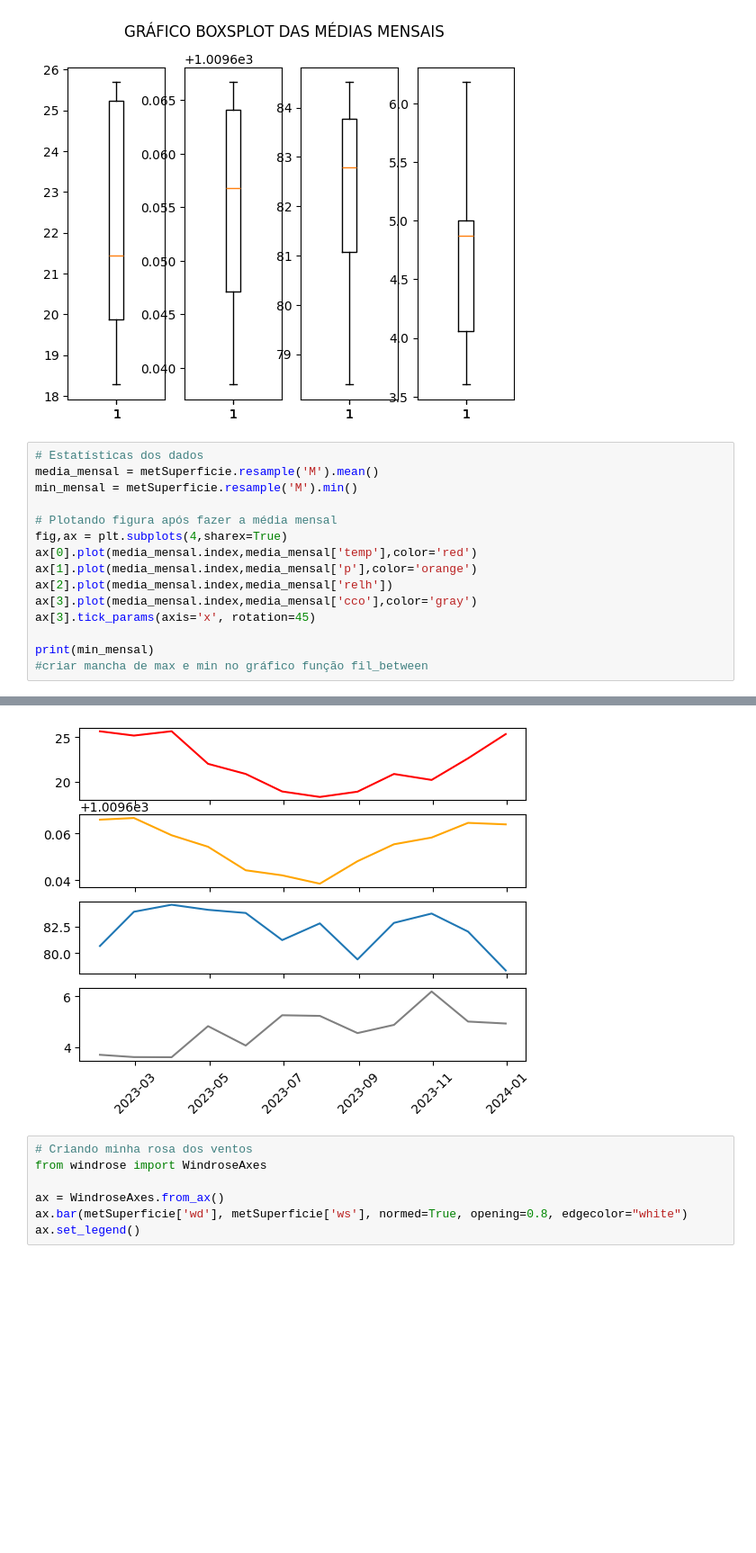
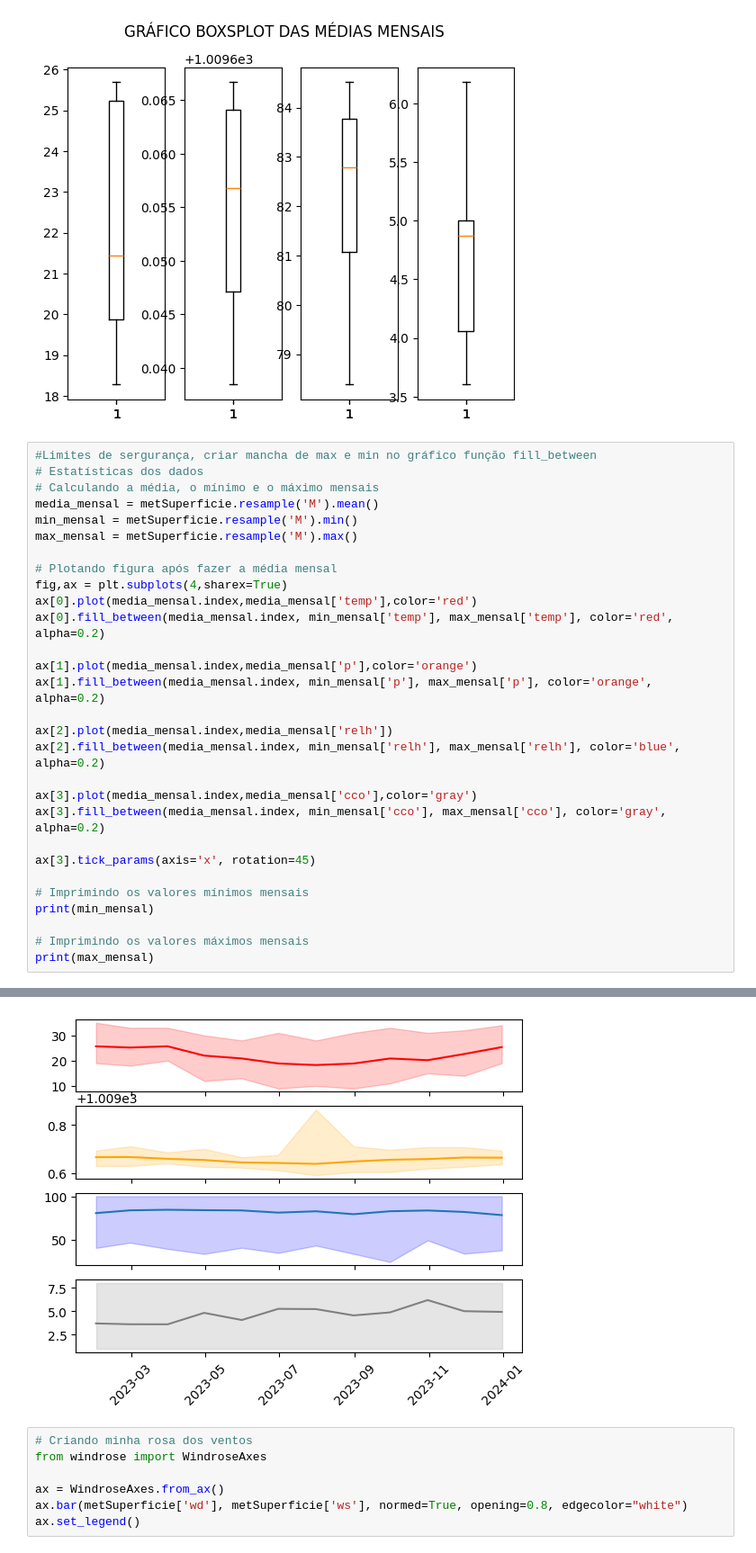
Before and after one commit to Bianca-bonetti/controledepoluicaoatm, a Jupyter notebook: Atividade2.ipynb, the cells around one changed output, grey strips where cells are left out. Shown at 90% size. Drawn from its saved outputs; the diff is of its cells as text; blank space fills up the shorter version.

```diff
--- a/Atividade2.ipynb
+++ b/Atividade2.ipynb
@@ -165,20 +165,34 @@ ax[3].boxplot(metSuperficie.resample('M').mean()['cco'][~np.isnan(metSuperficie[
  'means': []}
 [figure]
 # %%
+#Limites de sergurança, criar mancha de max e min no gráfico função fill_between
 # Estatísticas dos dados
+# Calculando a média, o mínimo e o máximo mensais
 media_mensal = metSuperficie.resample('M').mean()
 min_mensal = metSuperficie.resample('M').min()
+max_mensal = metSuperficie.resample('M').max()
 
 # Plotando figura após fazer a média mensal
 fig,ax = plt.subplots(4,sharex=True)
 ax[0].plot(media_mensal.index,media_mensal['temp'],color='red')
+ax[0].fill_between(media_mensal.index, min_mensal['temp'], max_mensal['temp'], color='red', alpha=0.2)
+
 ax[1].plot(media_mensal.index,media_mensal['p'],color='orange')
+ax[1].fill_between(media_mensal.index, min_mensal['p'], max_mensal['p'], color='orange', alpha=0.2)
+
 ax[2].plot(media_mensal.index,media_mensal['relh'])
+ax[2].fill_between(media_mensal.index, min_mensal['relh'], max_mensal['relh'], color='blue', alpha=0.2)
+
 ax[3].plot(media_mensal.index,media_mensal['cco'],color='gray')
+ax[3].fill_between(media_mensal.index, min_mensal['cco'], max_mensal['cco'], color='gray', alpha=0.2)
+
 ax[3].tick_params(axis='x', rotation=45)
 
+# Imprimindo os valores mínimos mensais
 print(min_mensal)
-#criar mancha de max e min no gráfico função fil_between
+
+# Imprimindo os valores máximos mensais
+print(max_mensal)
 # %% [output]
             day  month  year  hour  ct   wd   ws      hc  ccp  cco  \
 datetime
@@ -200,4 +214,4 @@ datetime
-[figure, old version]
+[figure, new version]
 # %%
 # Criando minha rosa dos ventos
 from windrose import WindroseAxes
```
Also changed, not shown: parts of 5 cells of this notebook.
